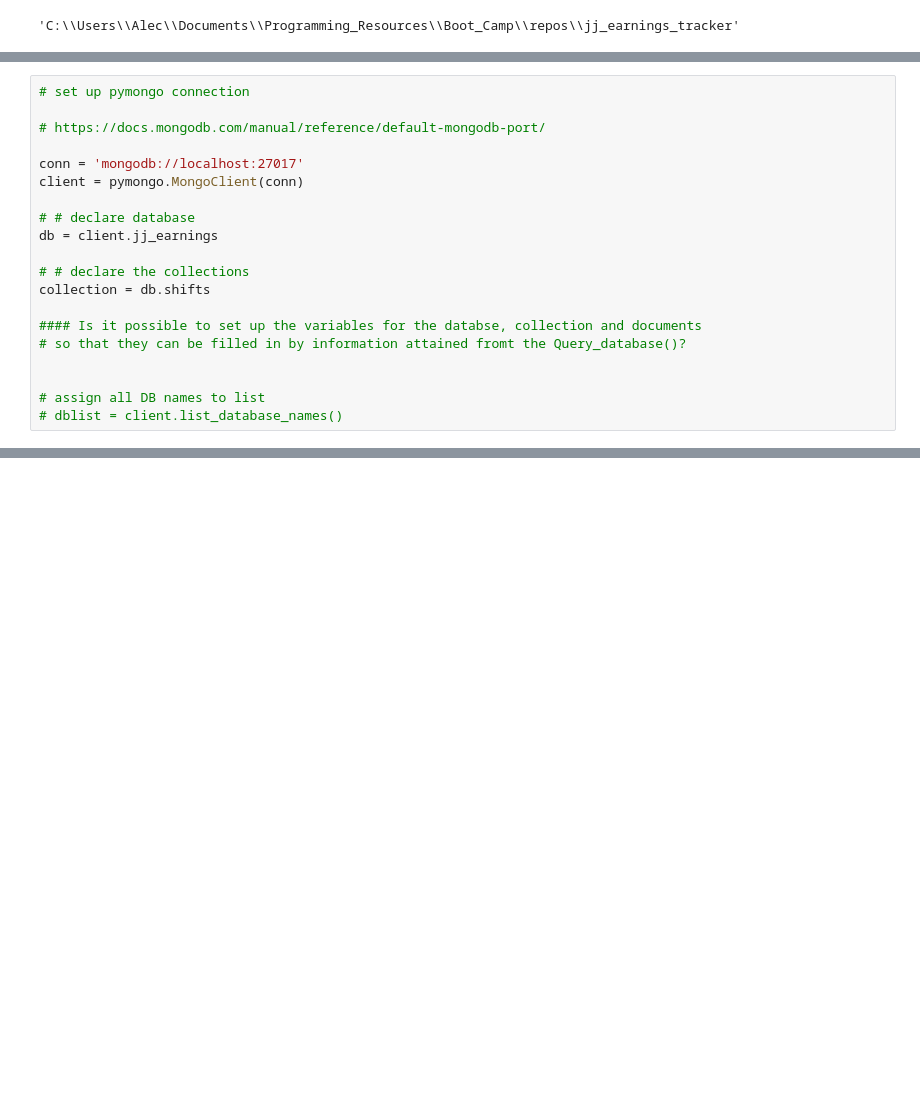
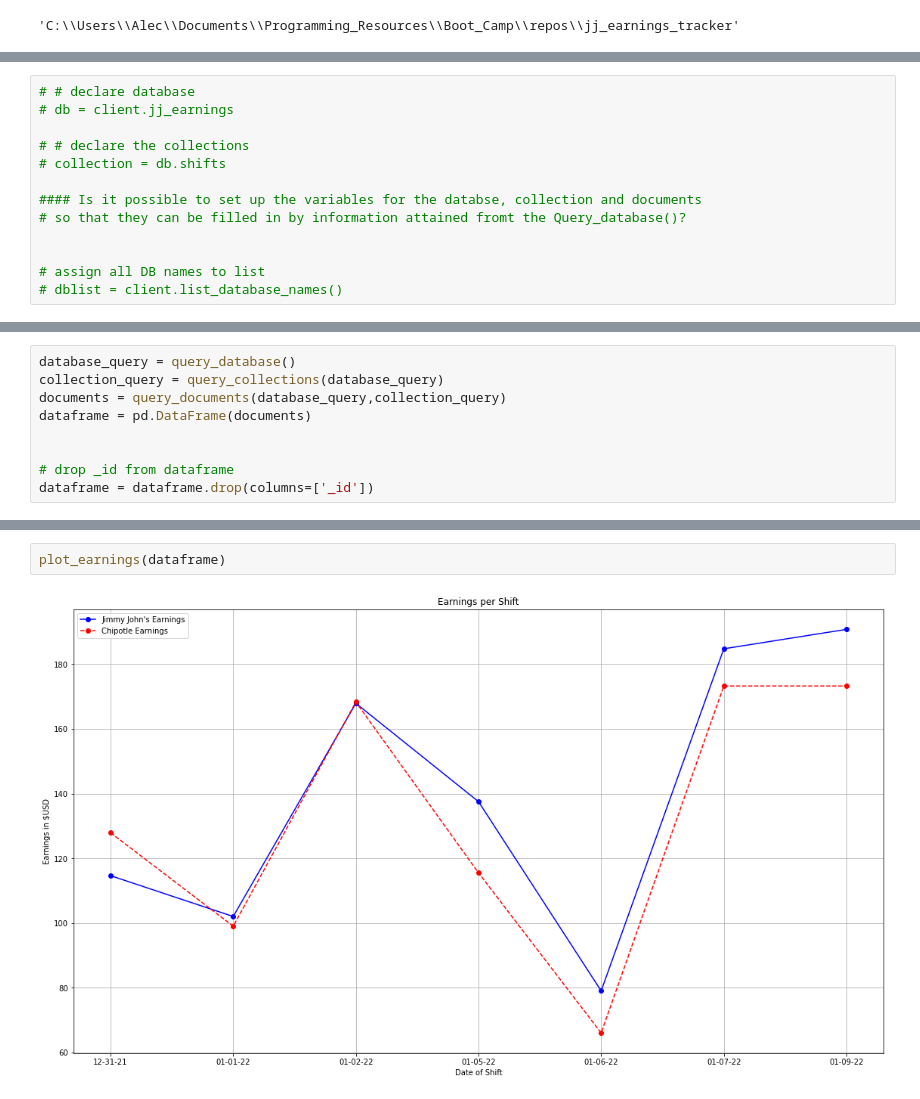
Before and after one commit to HendersonAlec2212/jj_earnings_tracker, a Jupyter notebook: JJ_shift_visualization.ipynb, the cells around one changed output, grey strips where cells are left out. Saved outputs shown, nothing was run; the diff lists cells and outputs as text; blank space fills up the shorter version.

```diff
--- a/JJ_shift_visualization.ipynb
+++ b/JJ_shift_visualization.ipynb
@@ -26,16 +69,9 @@ os.getcwd()
 # %%
-# set up pymongo connection
-
-# https://docs.mongodb.com/manual/reference/default-mongodb-port/
-
-conn = 'mongodb://localhost:27017'
-client = pymongo.MongoClient(conn)
-
 # # declare database
-db = client.jj_earnings
+# db = client.jj_earnings
 
 # # declare the collections
-collection = db.shifts
+# collection = db.shifts
 
 #### Is it possible to set up the variables for the databse, collection and documents
 # so that they can be filled in by information attained fromt the Query_database()?
@@ -314,0 +221,9 @@ Database "jj_earnings" Successfully Loaded..
+# %%
+database_query = query_database()
+collection_query = query_collections(database_query)
+documents = query_documents(database_query,collection_query)
+dataframe = pd.DataFrame(documents)
+
+
+# drop _id from dataframe
+dataframe = dataframe.drop(columns=['_id'])
@@ -315 +256,5 @@ Database "jj_earnings" Successfully Loaded..
+# %%
+plot_earnings(dataframe)
+# %% [output]
+[figure, added]
 # %%
```
Also changed, not shown: parts of 25 cells of this notebook, 3 other files.
